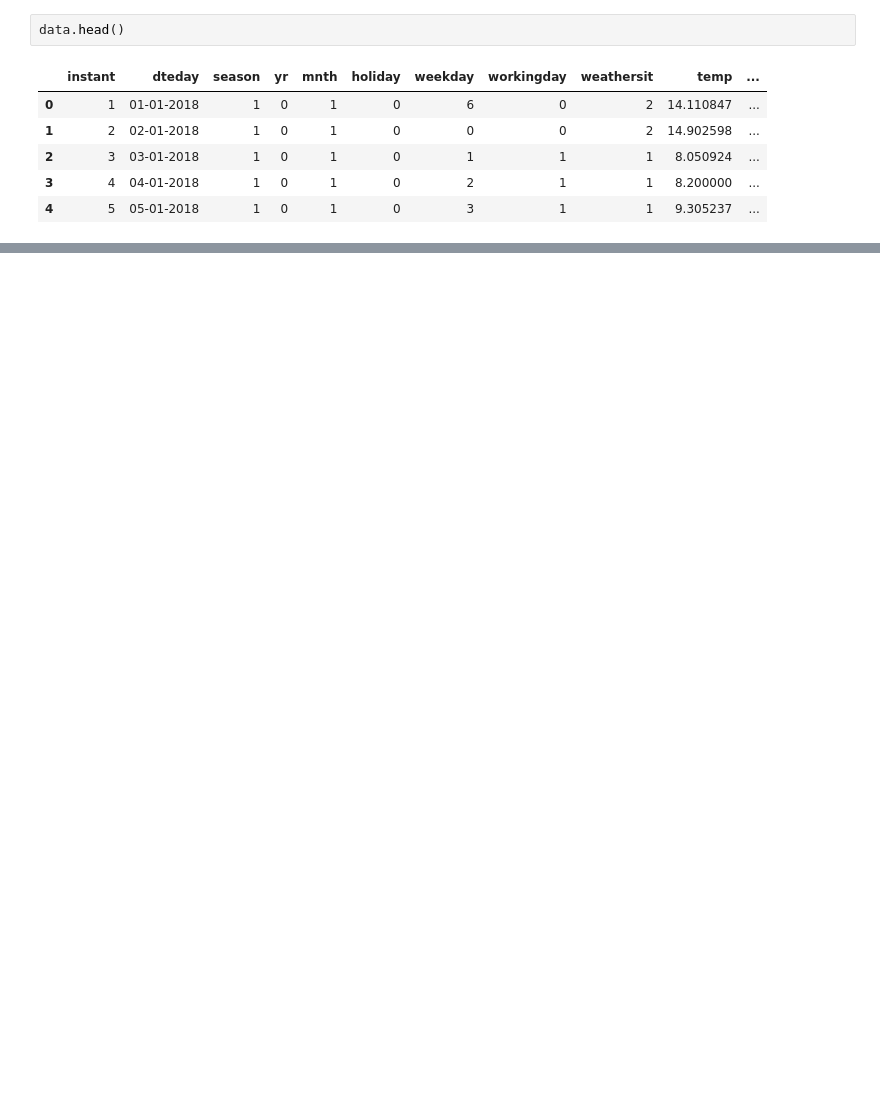
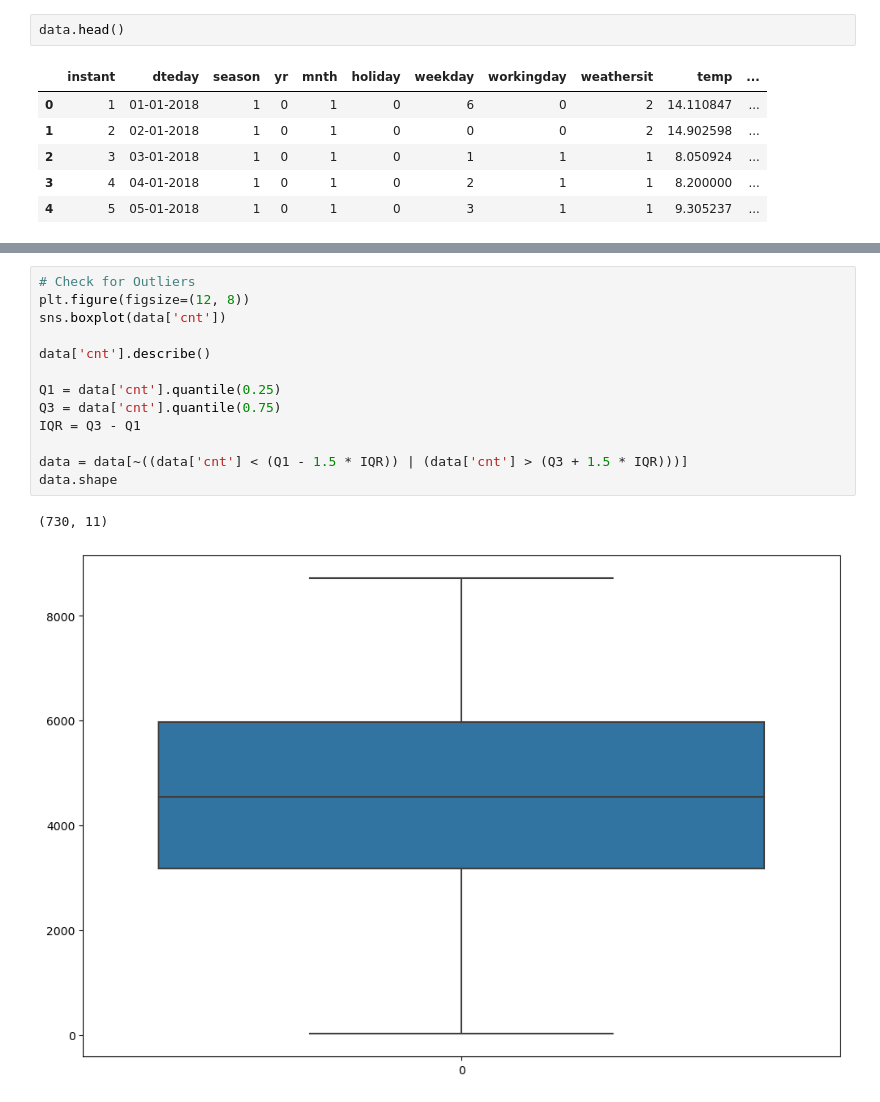
Before and after one commit to Uttam-Mahata/Bike-Share-Prediction, a Jupyter notebook: bike_share.ipynb, the cells around one changed output, grey strips where cells are left out. Saved outputs shown, nothing was run; the diff lists cells and outputs as text; blank space fills up the shorter version.

```diff
--- a/bike_share.ipynb
+++ b/bike_share.ipynb
@@ -237,0 +305,16 @@ plt.show()
+# %%
+# Check for Outliers
+plt.figure(figsize=(12, 8))
+sns.boxplot(data['cnt'])
+
+data['cnt'].describe()
+
+Q1 = data['cnt'].quantile(0.25)
+Q3 = data['cnt'].quantile(0.75)
+IQR = Q3 - Q1
+
+data = data[~((data['cnt'] < (Q1 - 1.5 * IQR)) | (data['cnt'] > (Q3 + 1.5 * IQR)))]
+data.shape
+# %% [output]
+(730, 11)
+[figure, added]
```
Also changed, not shown: parts of 69 cells of this notebook.
